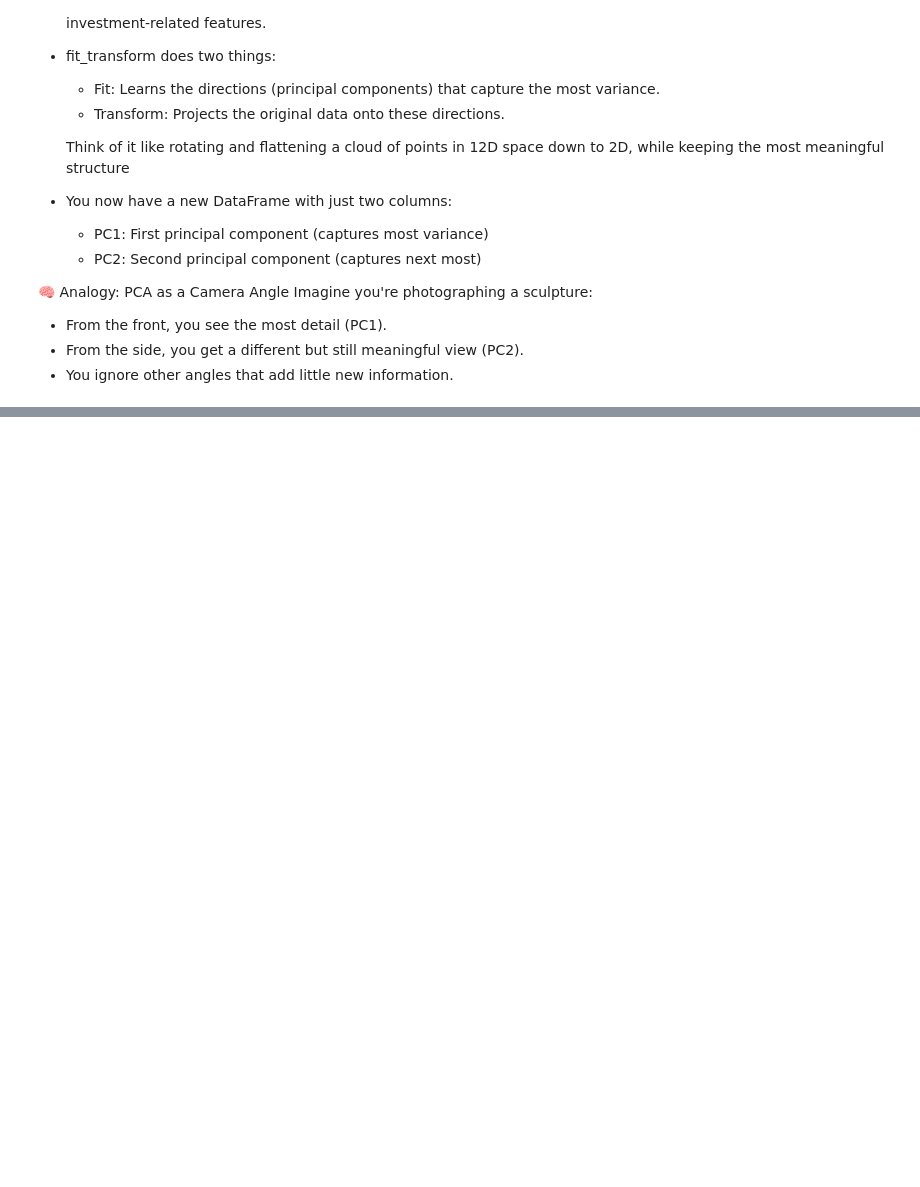
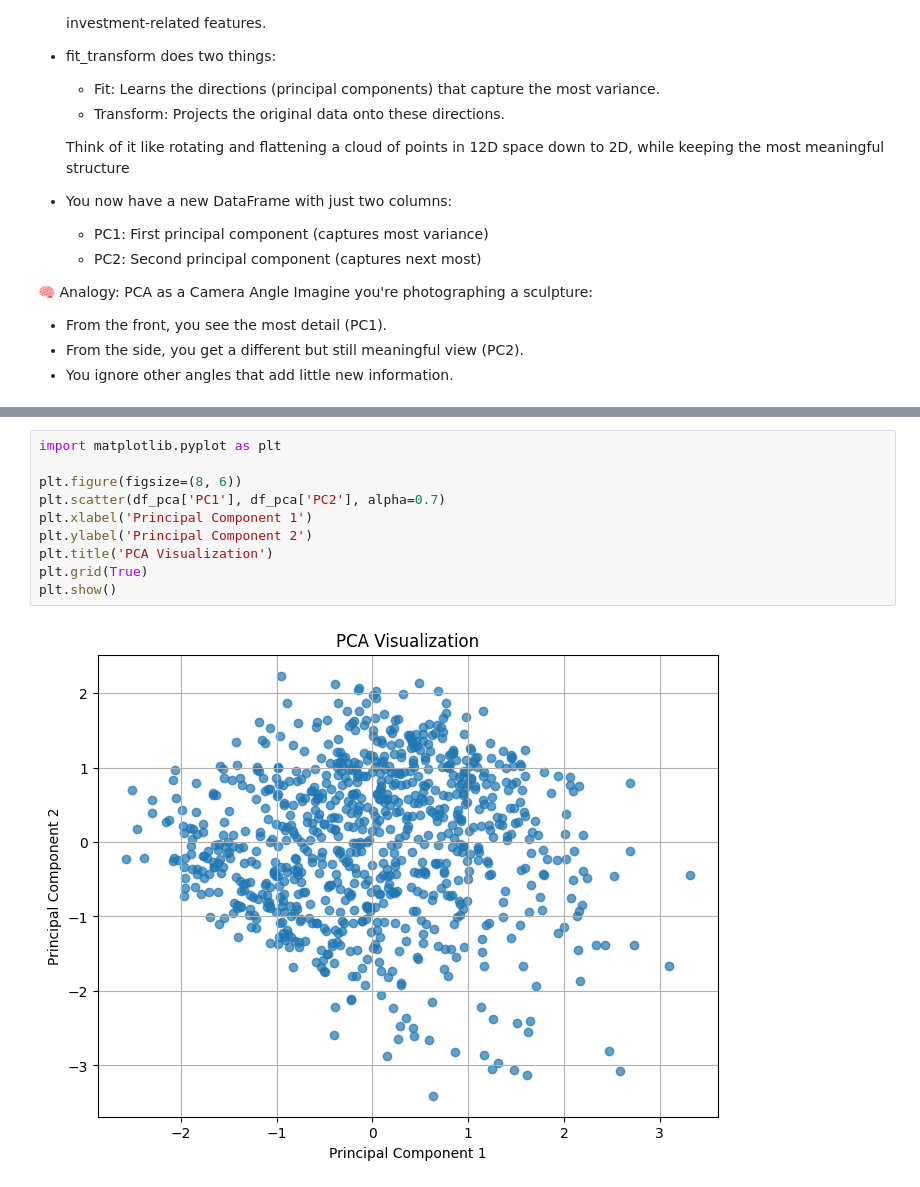
Before and after one commit to muzu1232005/iitmemimzdemo1, a Jupyter notebook: FeatureEngineering-BankingData.ipynb, the cells around one changed output, grey strips where cells are left out. Drawn from its saved outputs; the diff is of its cells as text; blank space fills up the shorter version.

```diff
--- a/FeatureEngineering-BankingData.ipynb
+++ b/FeatureEngineering-BankingData.ipynb
@@ -349,0 +372,12 @@ Imagine you're photographing a sculpture:
+# %%
+import matplotlib.pyplot as plt
+
+plt.figure(figsize=(8, 6))
+plt.scatter(df_pca['PC1'], df_pca['PC2'], alpha=0.7)
+plt.xlabel('Principal Component 1')
+plt.ylabel('Principal Component 2')
+plt.title('PCA Visualization')
+plt.grid(True)
+plt.show()
+# %% [output]
+[figure, added]
```
Also changed, not shown: parts of 2 cells of this notebook.
